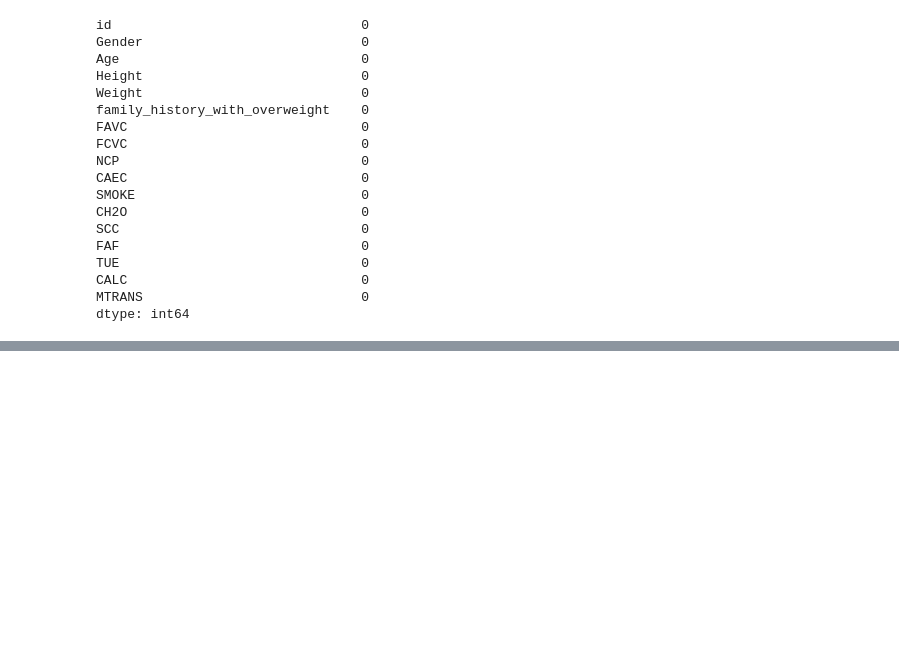
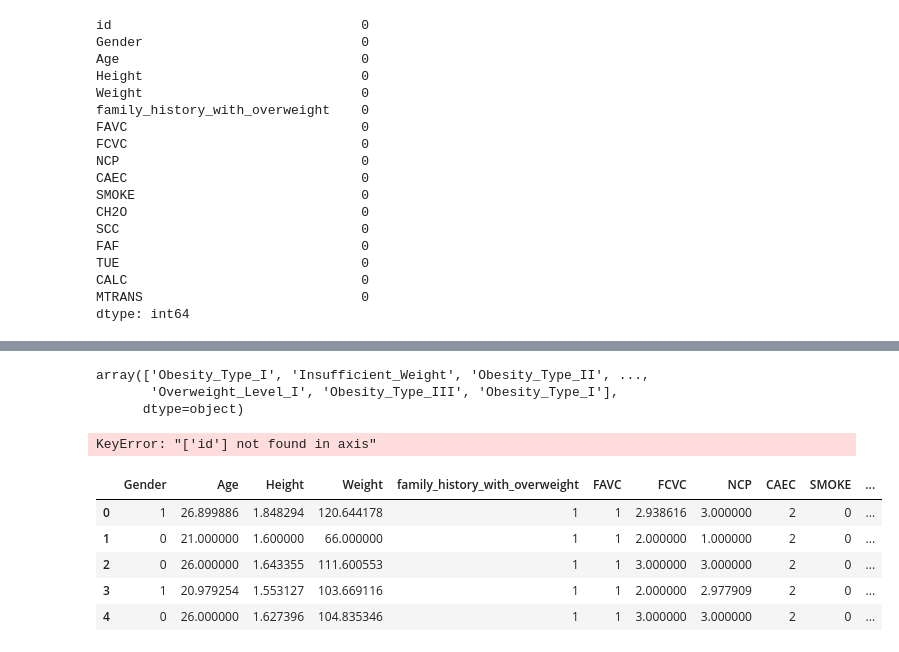
Before and after one commit to AkshatGoud/Multi-Class-Prediction-of-Obesity-Risk, a Jupyter notebook: Multi-Class.ipynb, the cells around one changed output, grey strips where cells are left out. Cells and saved outputs as stored; diff of their text form; code cells hidden in the pictures; blank space fills up the shorter version.

```diff
--- a/Multi-Class.ipynb
+++ b/Multi-Class.ipynb
@@ -154,0 +216,19 @@ train.drop(["id"],axis=1,inplace=True)
+# %%
+y_predict_inverse
+# %% [output]
+array(['Obesity_Type_I', 'Insufficient_Weight', 'Obesity_Type_II', ...,
+       'Overweight_Level_I', 'Obesity_Type_III', 'Obesity_Type_I'],
+      dtype=object)
+# %%
+test.drop(["id"],axis=1,inplace=True)
+# %% [output]
+KeyError: "['id'] not found in axis"
+# %%
+test.head()
+# %% [output]
+|  | Gender | Age | Height | Weight | family_history_with_overweight | FAVC | FCVC | NCP | CAEC | SMOKE | ... |
+| 0 | 1 | 26.899886 | 1.848294 | 120.644178 | 1 | 1 | 2.938616 | 3.000000 | 2 | 0 | ... |
+| 1 | 0 | 21.000000 | 1.600000 | 66.000000 | 1 | 1 | 2.000000 | 1.000000 | 2 | 0 | ... |
+| 2 | 0 | 26.000000 | 1.643355 | 111.600553 | 1 | 1 | 3.000000 | 3.000000 | 2 | 0 | ... |
+| 3 | 1 | 20.979254 | 1.553127 | 103.669116 | 1 | 1 | 2.000000 | 2.977909 | 2 | 0 | ... |
+| 4 | 0 | 26.000000 | 1.627396 | 104.835346 | 1 | 1 | 3.000000 | 3.000000 | 2 | 0 | ... |
```
Also changed, not shown: parts of 24 cells of this notebook, 4 other files.
